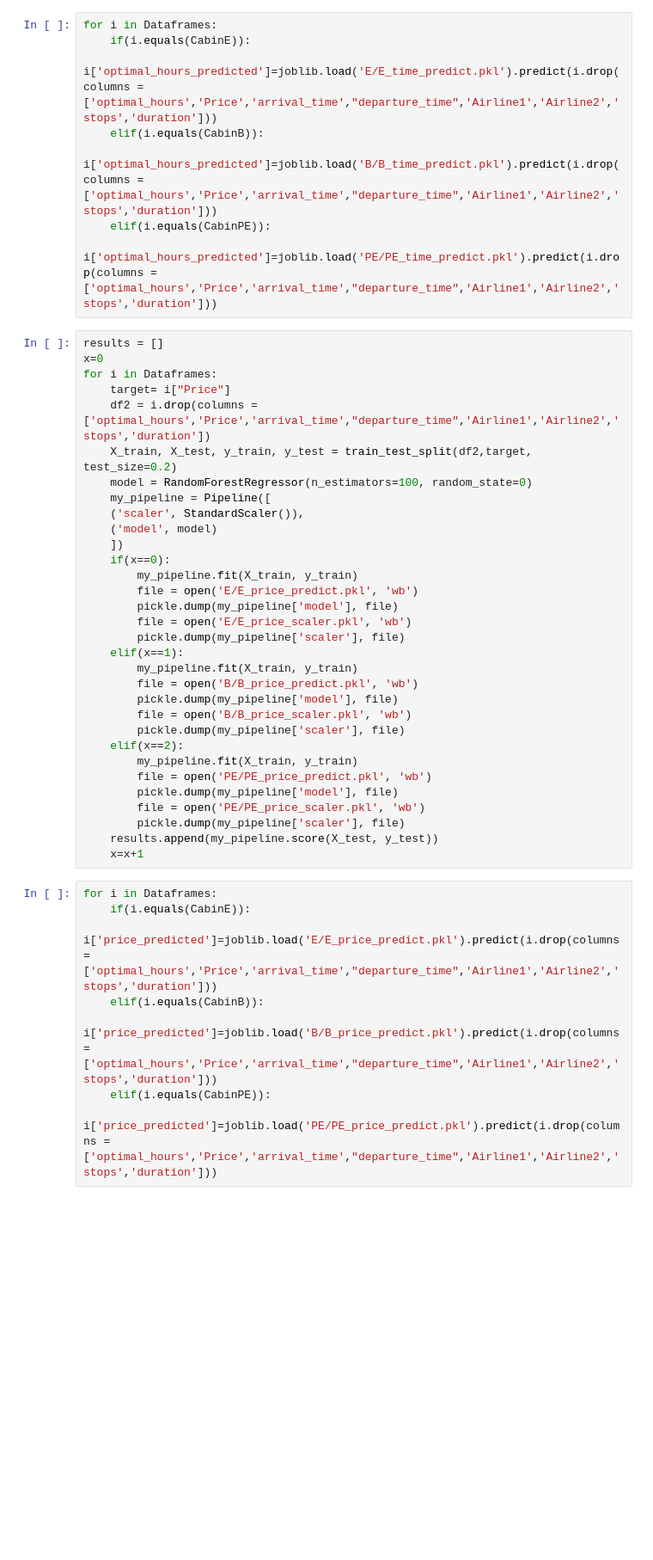
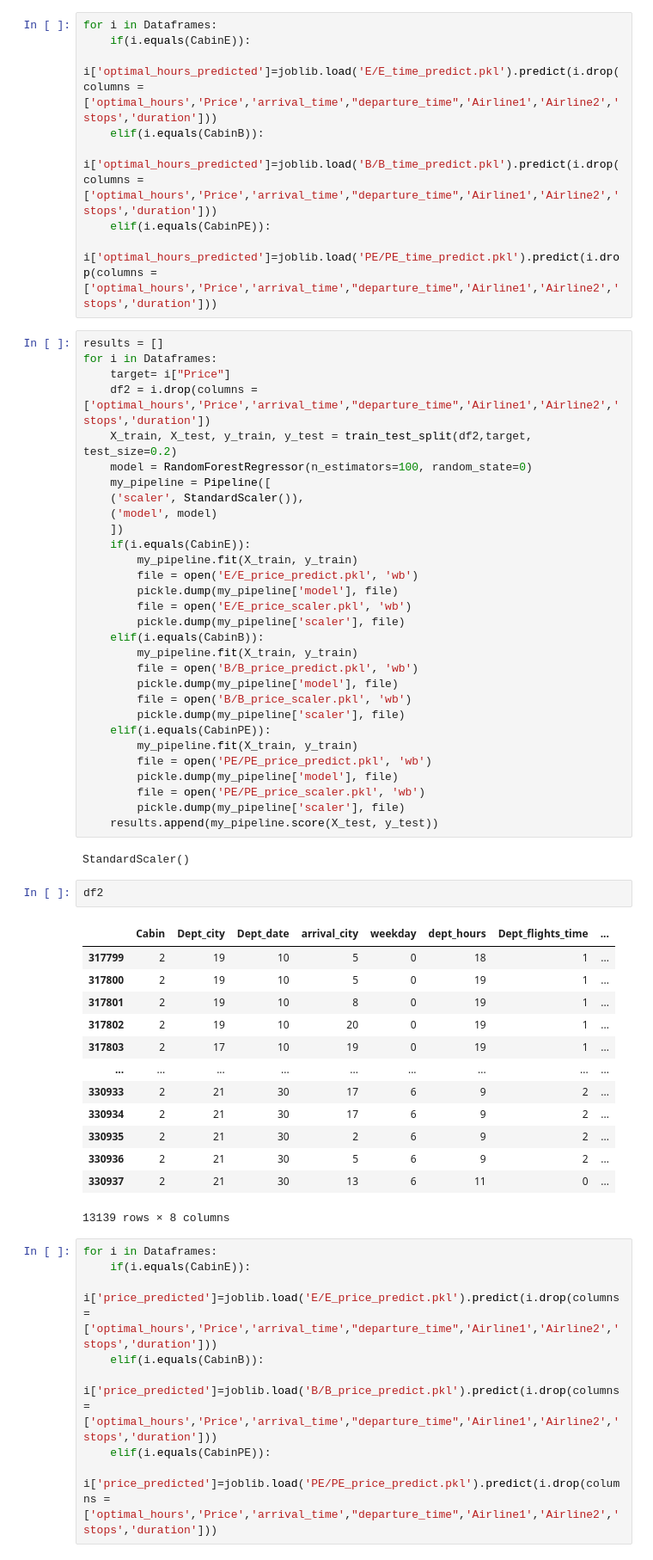
Before and after one commit to mohibrehman31/Techno-Poject, a Jupyter notebook: prediction/OptimalFlightTime_TeamA_Final.ipynb, the cells around one changed output. Shown: that part at 86% size. Cells and saved outputs as stored; diff of their text form; blank space fills up the shorter version.

```diff
--- a/prediction/OptimalFlightTime_TeamA_Final.ipynb
+++ b/prediction/OptimalFlightTime_TeamA_Final.ipynb
@@ -421,7 +401,6 @@ for i in Dataframes:
         i['optimal_hours_predicted']=joblib.load('PE/PE_time_predict.pkl').predict(i.drop(columns = ['optimal_hours','Price','arrival_time',"departure_time",'Airline1','Airline2','stops','duration']))
 # %%
 results = []
-x=0
 for i in Dataframes:
     target= i["Price"]
     df2 = i.drop(columns = ['optimal_hours','Price','arrival_time',"departure_time",'Airline1','Airline2','stops','duration'])
@@ -431,26 +410,43 @@ for i in Dataframes:
     ('scaler', StandardScaler()),
     ('model', model)
     ])
-    if(x==0):
+    if(i.equals(CabinE)):
         my_pipeline.fit(X_train, y_train)
         file = open('E/E_price_predict.pkl', 'wb')
         pickle.dump(my_pipeline['model'], file)
         file = open('E/E_price_scaler.pkl', 'wb')
         pickle.dump(my_pipeline['scaler'], file)
-    elif(x==1):
+    elif(i.equals(CabinB)):
         my_pipeline.fit(X_train, y_train)
         file = open('B/B_price_predict.pkl', 'wb')
         pickle.dump(my_pipeline['model'], file)
         file = open('B/B_price_scaler.pkl', 'wb')
         pickle.dump(my_pipeline['scaler'], file)
-    elif(x==2):
+    elif(i.equals(CabinPE)):
         my_pipeline.fit(X_train, y_train)
         file = open('PE/PE_price_predict.pkl', 'wb')
         pickle.dump(my_pipeline['model'], file)
         file = open('PE/PE_price_scaler.pkl', 'wb')
         pickle.dump(my_pipeline['scaler'], file)
     results.append(my_pipeline.score(X_test, y_test))
-    x=x+1
+# %% [output]
+StandardScaler()
+# %%
+df2
+# %% [output]
+|  | Cabin | Dept_city | Dept_date | arrival_city | weekday | dept_hours | Dept_flights_time | ... |
+| 317799 | 2 | 19 | 10 | 5 | 0 | 18 | 1 | ... |
+| 317800 | 2 | 19 | 10 | 5 | 0 | 19 | 1 | ... |
+| 317801 | 2 | 19 | 10 | 8 | 0 | 19 | 1 | ... |
+| 317802 | 2 | 19 | 10 | 20 | 0 | 19 | 1 | ... |
+| 317803 | 2 | 17 | 10 | 19 | 0 | 19 | 1 | ... |
+| ... | ... | ... | ... | ... | ... | ... | ... | ... |
+| 330933 | 2 | 21 | 30 | 17 | 6 | 9 | 2 | ... |
+| 330934 | 2 | 21 | 30 | 17 | 6 | 9 | 2 | ... |
+| 330935 | 2 | 21 | 30 | 2 | 6 | 9 | 2 | ... |
+| 330936 | 2 | 21 | 30 | 5 | 6 | 9 | 2 | ... |
+| 330937 | 2 | 21 | 30 | 13 | 6 | 11 | 0 | ... |
+13139 rows × 8 columns
 # %%
 for i in Dataframes:
     if(i.equals(CabinE)):
```
Also changed, not shown: parts of 4 cells of this notebook, 1 other file.
